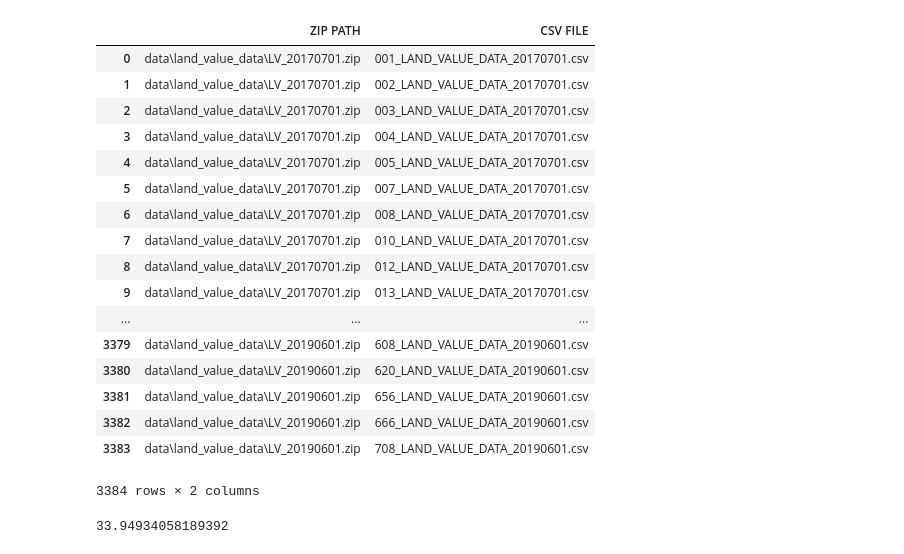
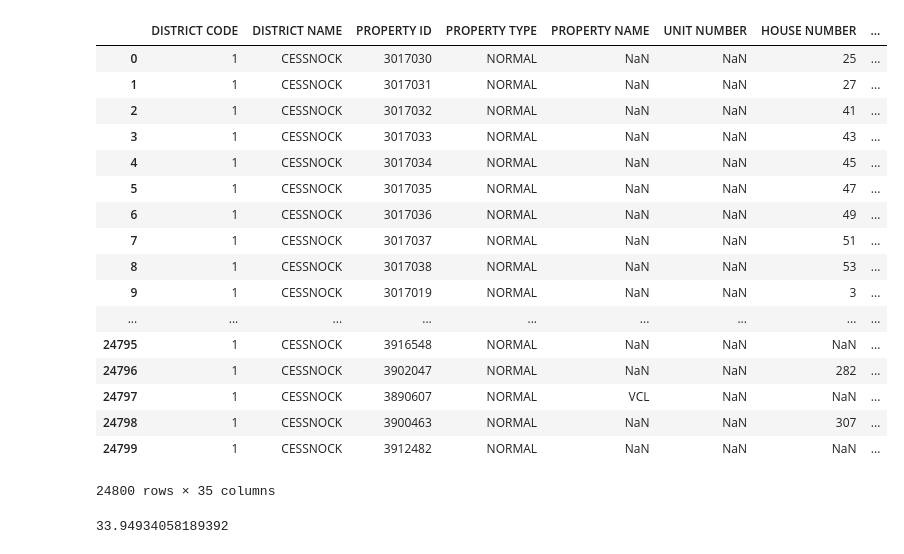
Before and after one commit to elijahjorell/open-data-project, a Jupyter notebook: open_data_project.ipynb, the cells around one changed output. Saved outputs shown, nothing was run; the diff lists cells and outputs as text; code cells hidden in the pictures.

```diff
--- a/open_data_project.ipynb
+++ b/open_data_project.ipynb
@@ -25,39 +25,41 @@ land_value_df.to_csv("land_value_data_combined.csv")
 # %%
 # opening zip file
 # zf = zipfile.ZipFile(Path("data/LV_20170801.zip"))
 # pd.read_csv(zf.open(zf.namelist()[0]))
 
 zip_path_list = sorted(Path("data/land_value_data").glob("**/*.zip"))
 
 zip_csv_list = []
 
-for zp in zip_path_list:
-    zf = zipfile.ZipFile(zp)
+for zip_path in zip_path_list:
+    zf = zipfile.ZipFile(zip_path)
     for csv in zf.namelist():
-        zip_csv_list.append([zp, csv])
+        zip_csv_list.append([zip_path, csv])
     zf.close()
 
 zip_csv_df = pd.DataFrame(zip_csv_list, columns=["ZIP PATH", "CSV FILE"])
-zip_csv_df
+
+zf = zipfile.ZipFile(zip_csv_df.iloc[0]["ZIP PATH"])
+csv_df = pd.read_csv(zf.open(zip_csv_df.iloc[0]["CSV FILE"]))
 # %% [output]
-|  | ZIP PATH | CSV FILE |
-| 0 | data\land_value_data\LV_20170701.zip | 001_LAND_VALUE_DATA_20170701.csv |
-| 1 | data\land_value_data\LV_20170701.zip | 002_LAND_VALUE_DATA_20170701.csv |
-| 2 | data\land_value_data\LV_20170701.zip | 003_LAND_VALUE_DATA_20170701.csv |
-| 3 | data\land_value_data\LV_20170701.zip | 004_LAND_VALUE_DATA_20170701.csv |
-| 4 | data\land_value_data\LV_20170701.zip | 005_LAND_VALUE_DATA_20170701.csv |
-| 5 | data\land_value_data\LV_20170701.zip | 007_LAND_VALUE_DATA_20170701.csv |
-| 6 | data\land_value_data\LV_20170701.zip | 008_LAND_VALUE_DATA_20170701.csv |
-| 7 | data\land_value_data\LV_20170701.zip | 010_LAND_VALUE_DATA_20170701.csv |
-| 8 | data\land_value_data\LV_20170701.zip | 012_LAND_VALUE_DATA_20170701.csv |
-| 9 | data\land_value_data\LV_20170701.zip | 013_LAND_VALUE_DATA_20170701.csv |
-| ... | ... | ... |
-| 3379 | data\land_value_data\LV_20190601.zip | 608_LAND_VALUE_DATA_20190601.csv |
-| 3380 | data\land_value_data\LV_20190601.zip | 620_LAND_VALUE_DATA_20190601.csv |
-| 3381 | data\land_value_data\LV_20190601.zip | 656_LAND_VALUE_DATA_20190601.csv |
-| 3382 | data\land_value_data\LV_20190601.zip | 666_LAND_VALUE_DATA_20190601.csv |
-| 3383 | data\land_value_data\LV_20190601.zip | 708_LAND_VALUE_DATA_20190601.csv |
+|  | DISTRICT CODE | DISTRICT NAME | PROPERTY ID | PROPERTY TYPE | PROPERTY NAME | UNIT NUMBER | HOUSE NUMBER | ... |
+| 0 | 1 | CESSNOCK | 3017030 | NORMAL | NaN | NaN | 25 | ... |
+| 1 | 1 | CESSNOCK | 3017031 | NORMAL | NaN | NaN | 27 | ... |
+| 2 | 1 | CESSNOCK | 3017032 | NORMAL | NaN | NaN | 41 | ... |
+| 3 | 1 | CESSNOCK | 3017033 | NORMAL | NaN | NaN | 43 | ... |
+| 4 | 1 | CESSNOCK | 3017034 | NORMAL | NaN | NaN | 45 | ... |
+| 5 | 1 | CESSNOCK | 3017035 | NORMAL | NaN | NaN | 47 | ... |
+| 6 | 1 | CESSNOCK | 3017036 | NORMAL | NaN | NaN | 49 | ... |
+| 7 | 1 | CESSNOCK | 3017037 | NORMAL | NaN | NaN | 51 | ... |
+| 8 | 1 | CESSNOCK | 3017038 | NORMAL | NaN | NaN | 53 | ... |
+| 9 | 1 | CESSNOCK | 3017019 | NORMAL | NaN | NaN | 3 | ... |
+| ... | ... | ... | ... | ... | ... | ... | ... | ... |
+| 24795 | 1 | CESSNOCK | 3916548 | NORMAL | NaN | NaN | NaN | ... |
+| 24796 | 1 | CESSNOCK | 3902047 | NORMAL | NaN | NaN | 282 | ... |
+| 24797 | 1 | CESSNOCK | 3890607 | NORMAL | VCL | NaN | NaN | ... |
+| 24798 | 1 | CESSNOCK | 3900463 | NORMAL | NaN | NaN | 307 | ... |
+| 24799 | 1 | CESSNOCK | 3912482 | NORMAL | NaN | NaN | NaN | ... |
-3384 rows × 2 columns
+24800 rows × 35 columns
 # %%
 start_time = time.time()
 
```
